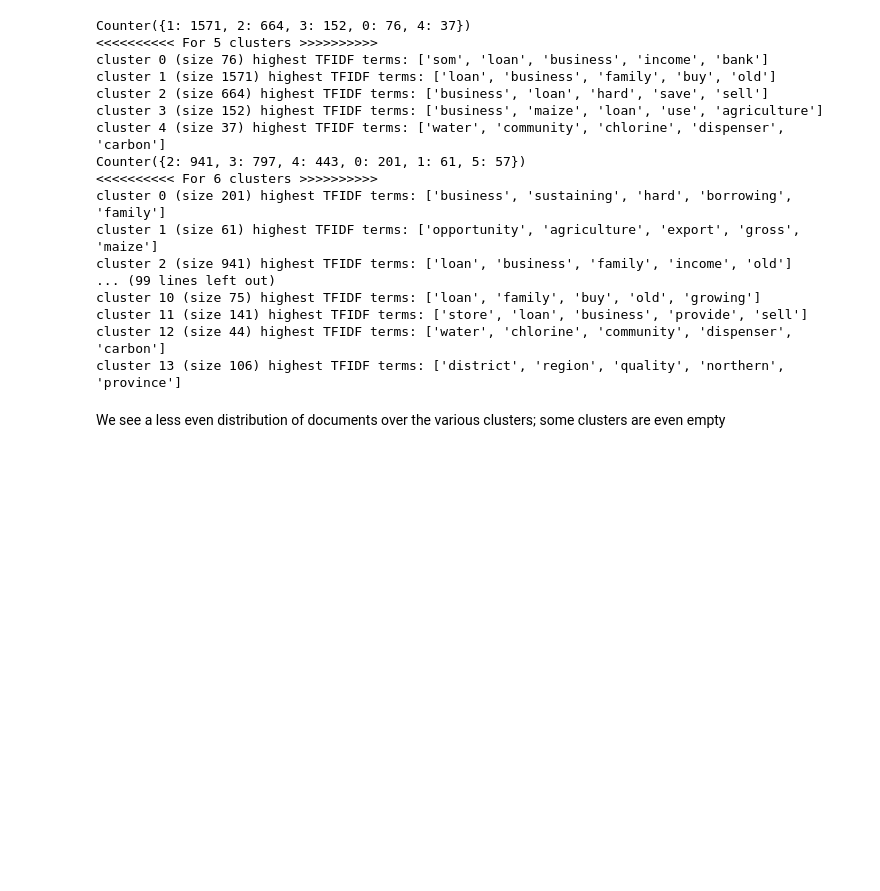
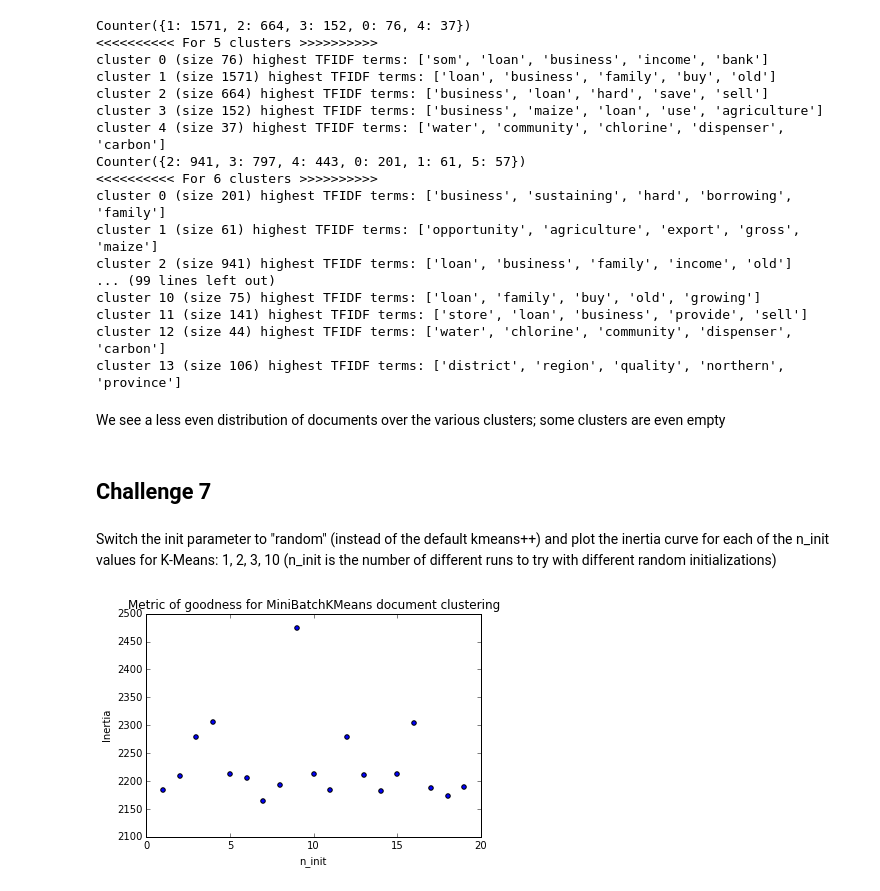
Before and after one commit to fdurant/kiva_project, a Jupyter notebook: unsupervised_learning_challenges.ipynb, the cells around one changed output. Drawn from its saved outputs; the diff is of its cells as text; code cells hidden in the pictures; blank space fills up the shorter version.

Commit message:
Did unsupervised learning challenge #7

```diff
--- a/unsupervised_learning_challenges.ipynb
+++ b/unsupervised_learning_challenges.ipynb
@@ -416,3 +416,43 @@ cluster 12 (size 44) highest TFIDF terms: ['water', 'chlorine', 'community', 'di
 cluster 13 (size 106) highest TFIDF terms: ['district', 'region', 'quality', 'northern', 'province']
 # %% [markdown]
 We see a less even distribution of documents over the various clusters; some clusters are even empty
+# %% [markdown]
+## Challenge 7
+# %% [markdown]
+Switch the init parameter to "random" (instead of the default kmeans++) and plot the inertia curve for each of the n_init values for K-Means: 1, 2, 3, 10 (n_init is the number of different runs to try with different random initializations)
+# %%
+from nltk.tag import pos_tag
+from nltk.tokenize import sent_tokenize, word_tokenize
+import numpy as np
+from sklearn.cluster import MiniBatchKMeans
+
+results3 = {}
+
+for nrClusters in range(minNrClusters,minNrClusters+5):
+    results3[nrClusters] = {}
+    for nInit in range(1,20):
+#        print >> sys.stderr, "Fitting random-init MiniBatchKMeans model with %s clusters and n_init = %d" % (nrClusters,nInit)
+        results3[nrClusters][nInit] = {}
+        model = MiniBatchKMeans(init='random' , n_init=nInit, n_clusters=nrClusters, batch_size=250).fit(docVectors)
+        if model.inertia_:
+            results3[nrClusters][nInit]['inertia'] = model.inertia_
+        else:
+            raise("Something's wrong")
+#        results3[nrClusters][nInit]['predictions'] = model.predict(docVectors)
+#        results3[nrClusters][nInit]['cluster_centroids'] = model.cluster_centers_
+
+%matplotlib inline
+
+from matplotlib import pyplot as plt
+
+X = [n for n in sorted(results3[9].keys())]
+Y = [results3[9][n]['inertia'] for n in X]
+
+plt.figure()
+plt.scatter(X,Y)
+plt.title("Metric of goodness for MiniBatchKMeans document clustering")
+plt.xlabel("n_init")
+plt.ylabel("Inertia")
+plt.show()
+# %% [output]
+[figure, added]
```
